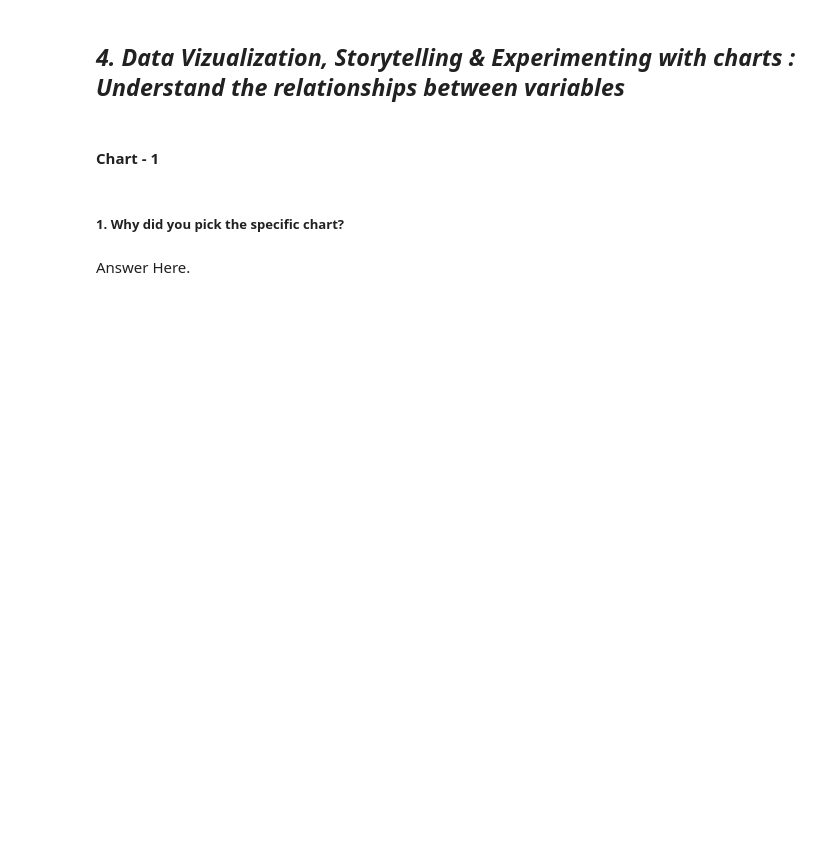
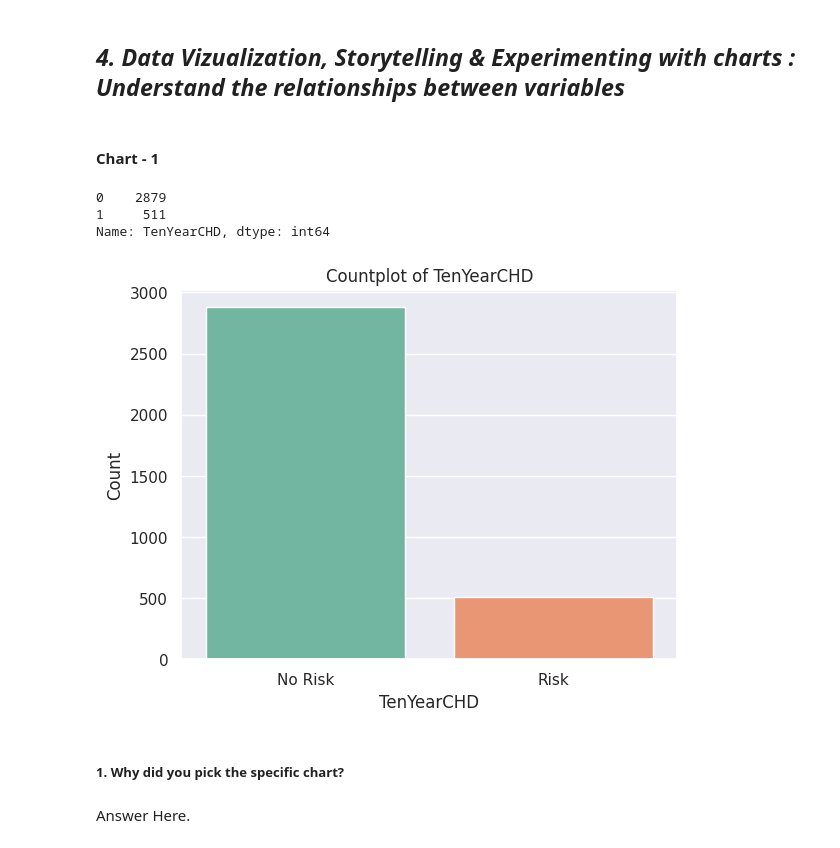
Before and after one commit to hitcaff/Cardiovascular_Risk_Prediction, a Jupyter notebook: Hitesh_Srivastava__Cardiovascular_Risk_Prediction.ipynb, the cells around one changed output. Cells and saved outputs as stored; diff of their text form; code cells hidden in the pictures; blank space fills up the shorter version.

```diff
--- a/Hitesh_Srivastava__Cardiovascular_Risk_Prediction.ipynb
+++ b/Hitesh_Srivastava__Cardiovascular_Risk_Prediction.ipynb
@@ -321,7 +321,7 @@ crp_df['heartRate'] = crp_df['heartRate'].fillna(crp_df['heartRate'].mean())
 
 crp_df['BPMeds'] = crp_df['BPMeds'].fillna(crp_df['BPMeds'].mode()[0])
 # %%
-crp_df.drop(['id', 'education'], axis=1)
+crp_df.drop(['id', 'education'], axis=1, inplace='True')
 # %% [output]
 |  | age | sex | is_smoking | cigsPerDay | BPMeds | prevalentStroke | prevalentHyp | diabetes | totChol | ... |
 | 0 | 64 | F | YES | 3.0 | 0.0 | 0 | 0 | 0 | 221.0 | ... |
@@ -349,3 +352,27 @@ Answer Here.
+# %%
+# Chart - 1 visualization code
+
+# Checking the total people who have a risk of Coronary Heart Disease
+
+crp_df["TenYearCHD"].value_counts()
+# %% [output]
+0    2879
+1     511
+Name: TenYearCHD, dtype: int64
+# %%
+# plotting number of patients at risk of CHD vs those who are not at risk
+
+
+sns.set(style="darkgrid")
+hrt = sns.countplot(data=crp_df, x="TenYearCHD", palette="Set2")
+hrt.set_xticks([0, 1])
+hrt.set_xticklabels(['No Risk','Risk'])
+plt.xlabel("TenYearCHD")
+plt.ylabel("Count")
+plt.title("Countplot of TenYearCHD")
+plt.show()
+# %% [output]
+[figure, added]
 # %% [markdown]
 ##### 1. Why did you pick the specific chart?
 # %% [markdown]
```
Also changed, not shown: parts of 13 cells of this notebook.
